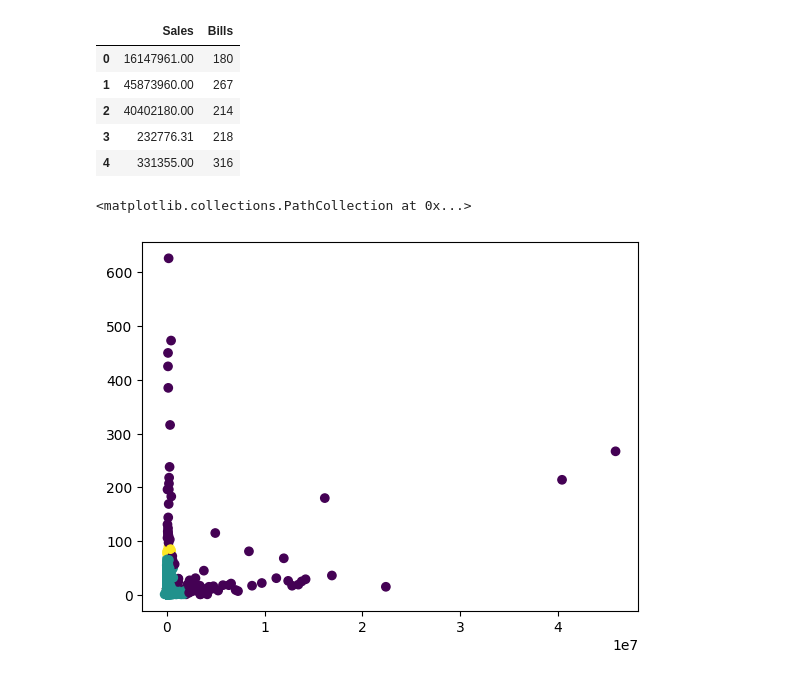
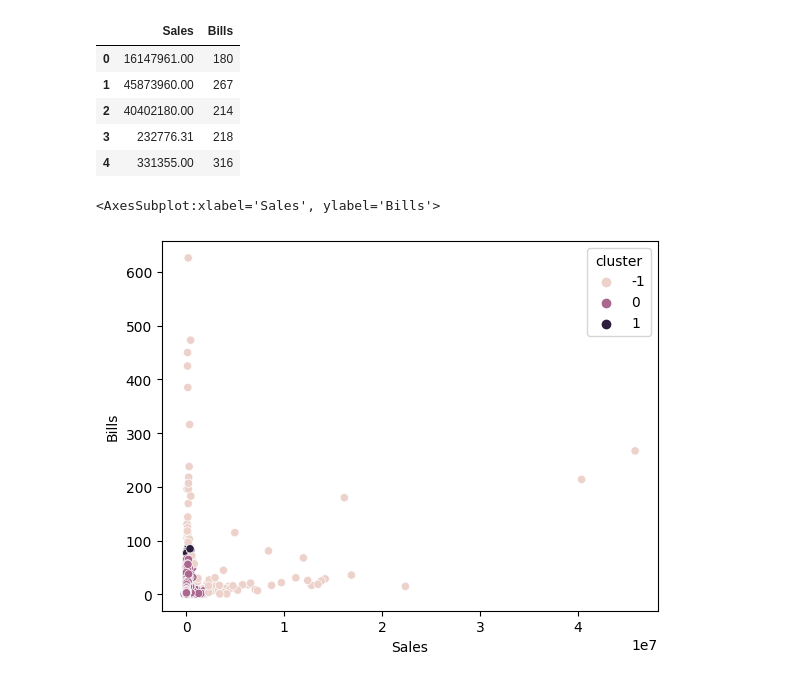
Before and after one commit to mcleroj/Python, a Jupyter notebook: outliers_detection.ipynb, the cells around one changed output. Cells and saved outputs as stored; diff of their text form; code cells hidden in the pictures.

```diff
--- a/outliers_detection.ipynb
+++ b/outliers_detection.ipynb
@@ -370,13 +383,11 @@ df_dbscan.head()
 # %%
 X = StandardScaler().fit_transform(df_dbscan.values)
 df_db_raw = DBSCAN(eps=0.5, min_samples=10).fit(X)
 labels = df_db_raw.labels_
 pd.Series(labels).value_counts()
 
-df_dbscan = df_dbscan.join(pd.Series(labels, name='flag'))
-plt.scatter(x=df_dbscan.Sales, y=df_dbscan.Bills, c=df_dbscan.flag)
-# plt.legend()
-# plt.show()
+df_dbscan = df_dbscan.join(pd.Series(labels, name="cluster"))
+sns.scatterplot(df_dbscan, x="Sales", y="Bills", hue="cluster")
 # %% [output]
-<matplotlib.collections.PathCollection at 0x...>
+<AxesSubplot:xlabel='Sales', ylabel='Bills'>
-[figure, old version]
+[figure, new version]
```
Also changed, not shown: parts of 9 cells of this notebook.
